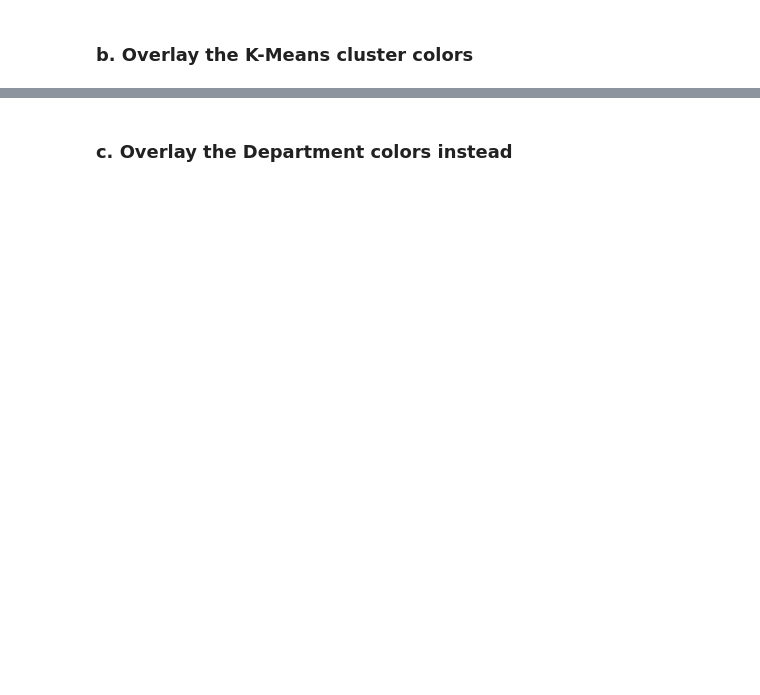
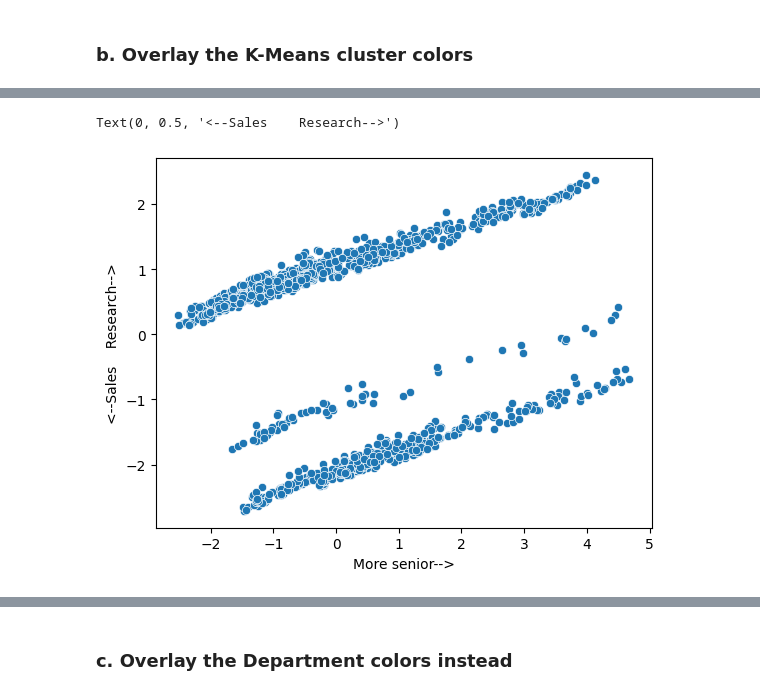
Before and after one commit to hummetova-gunay/Unsupervised_Learning, a Jupyter notebook: Python Unsupervised Learning/Course Assignment Notebooks/section11_final_project.ipynb, the cells around one changed output, grey strips where cells are left out. Cells and saved outputs as stored; diff of their text form; code cells hidden in the pictures; blank space fills up the shorter version.

```diff
--- a/Python Unsupervised Learning/Course Assignment Notebooks/section11_final_project.ipynb
+++ b/Python Unsupervised Learning/Course Assignment Notebooks/section11_final_project.ipynb
@@ -429,3 +428,6 @@ Let's visualize the data using PCA.
 ### a. Fit a PCA Model with 2 components for visualization
 # %%
 # fit a PCA model with 2 components
+from sklearn.decomposition import PCA
+pca2 = PCA(n_components=2)
+pca2.fit(data_std)
@@ -441,3 +462,5 @@ Let's visualize the data using PCA.
 ### b. Overlay the K-Means cluster colors
 # %%
 # transform the data
+data_std_transformed =  pd.DataFrame(pca2.transform(data_std), columns=['PC1', 'PC2'])
+data_std_transformed
@@ -444,4 +481,11 @@ Let's visualize the data using PCA.
 # %%
 # plot the data
+import matplotlib.pyplot as plt
+sns.scatterplot(x = 'PC1', y='PC2', data=data_std_transformed)
+plt.xlabel('More senior-->')
+plt.ylabel('<--Sales    Research-->')
+# %% [output]
+Text(0, 0.5, '<--Sales    Research-->')
+[figure, added]
 # %%
 # overlay the kmeans clusters (hint: set the hue to be the cluster labels)
```
Also changed, not shown: parts of 9 cells of this notebook.
